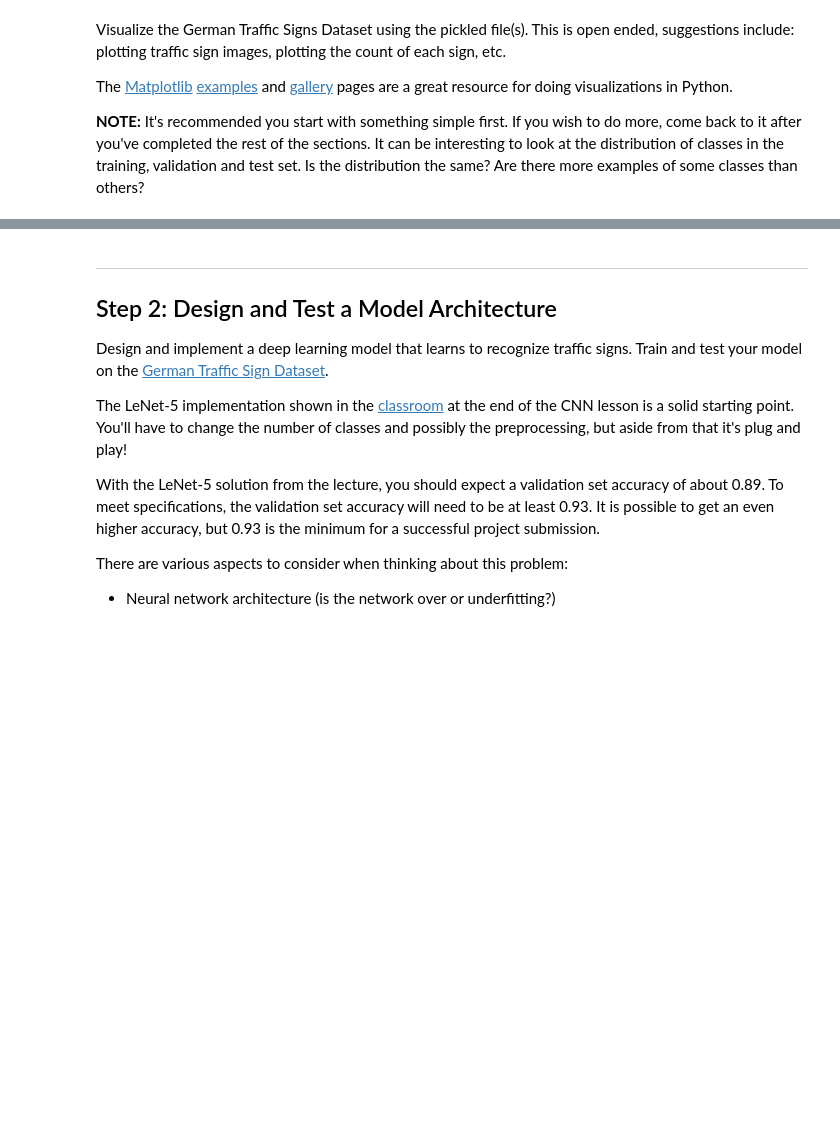
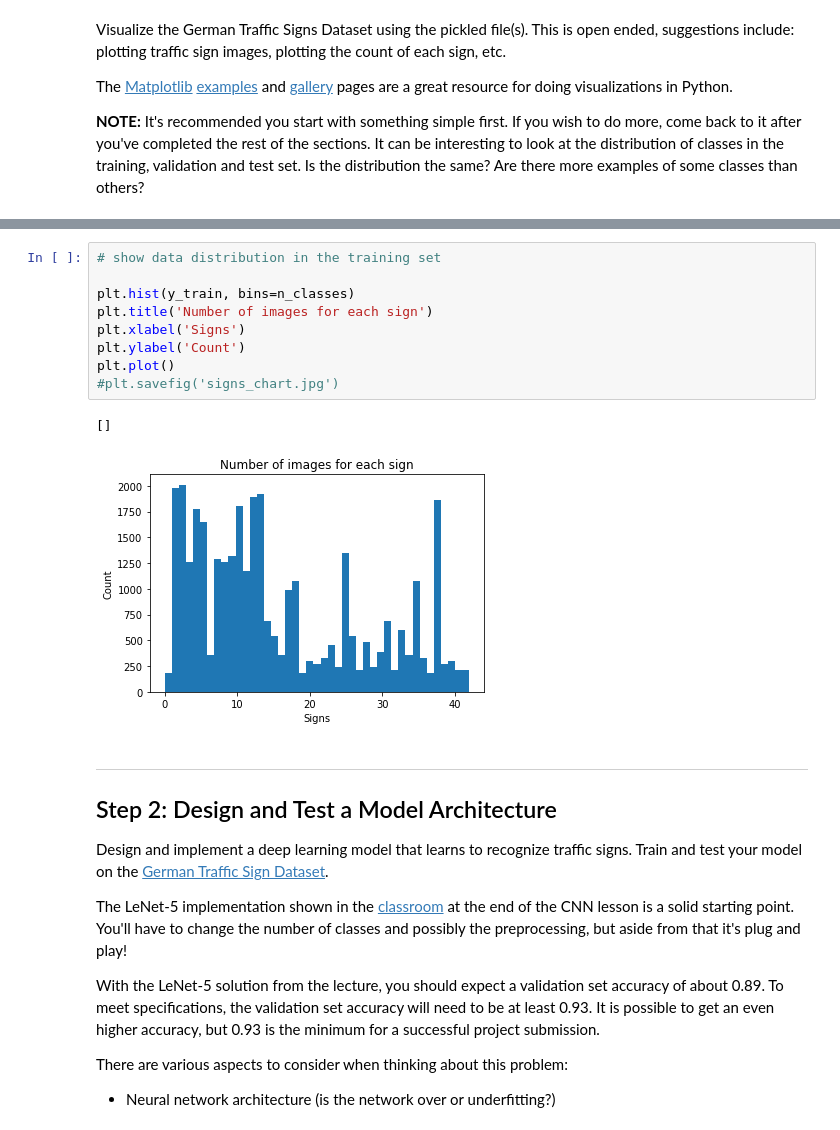
Before and after one commit to morningbob/Udacity_Self_Driving_Car_Nanodegree, a Jupyter notebook: Traffic_Sign_Classifier.ipynb, the cells around one changed output, grey strips where cells are left out. Drawn from its saved outputs; the diff is of its cells as text; blank space fills up the shorter version.

```diff
--- a/Traffic_Sign_Classifier.ipynb
+++ b/Traffic_Sign_Classifier.ipynb
@@ -112,3 +125,15 @@ print(y_train[index])
+# %%
+# show data distribution in the training set
+
+plt.hist(y_train, bins=n_classes)
+plt.title('Number of images for each sign')
+plt.xlabel('Signs')
+plt.ylabel('Count')
+plt.plot()
+#plt.savefig('signs_chart.jpg')
+# %% [output]
+[]
+[figure, added]
 # %% [markdown]
 ----
 
```
Also changed, not shown: parts of 39 cells of this notebook, 7 other files.
